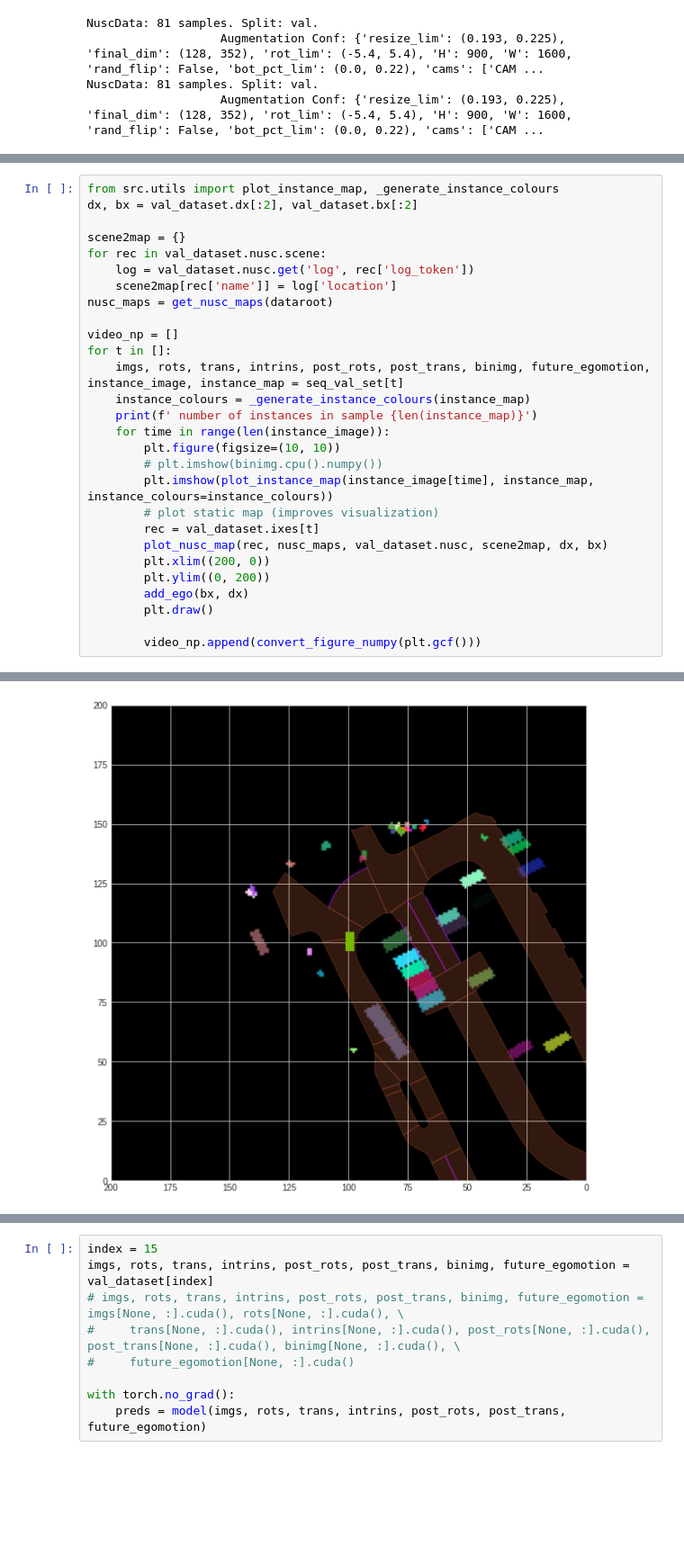
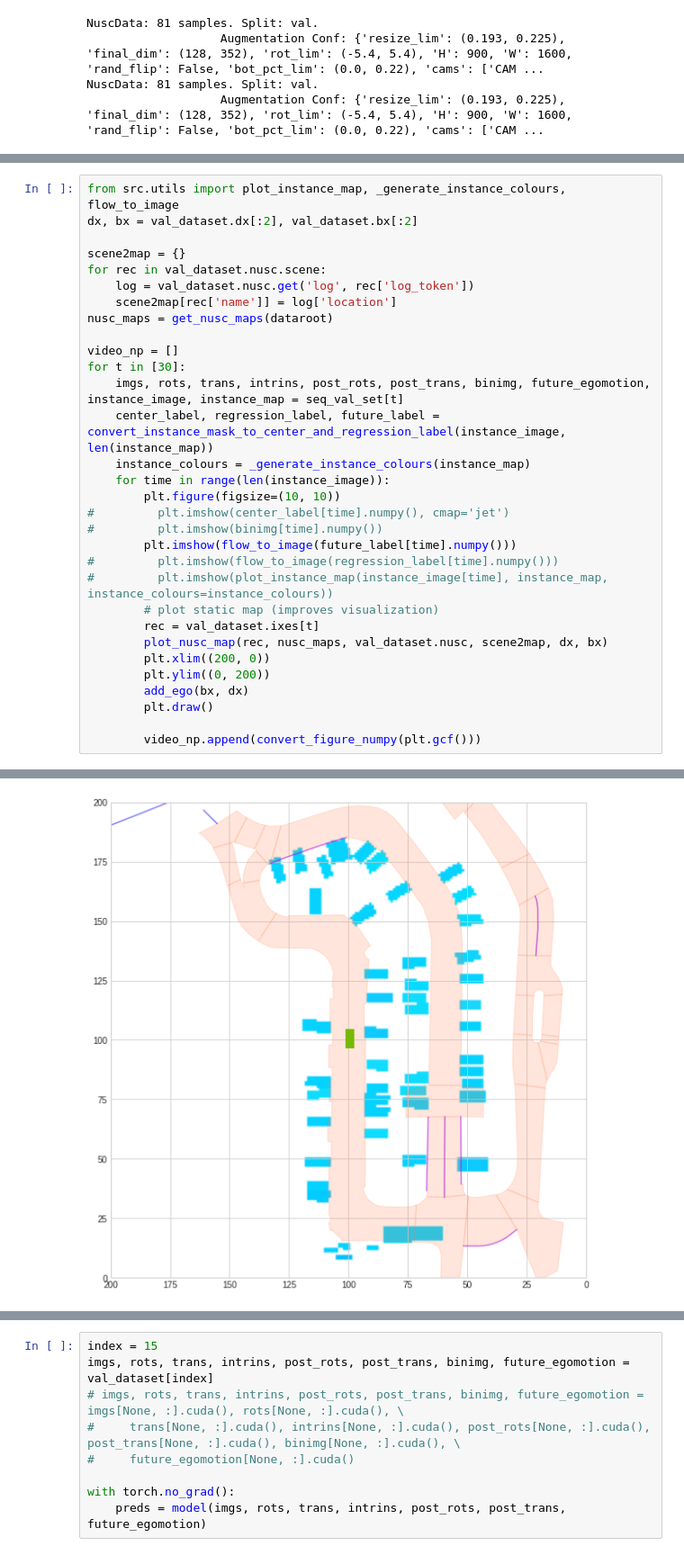
Before and after one commit to anthonyhu/lift-splat-shoot, a Jupyter notebook: BEV future prediction.ipynb, the cells around one changed output, grey strips where cells are left out. Shown at 90% size. Cells and saved outputs as stored; diff of their text form; blank space fills up the shorter version.

```diff
--- a/BEV future prediction.ipynb
+++ b/BEV future prediction.ipynb
@@ -96,5 +145,5 @@ LiftSplatShoot(
 # %%
-from src.utils import plot_instance_map, _generate_instance_colours
+from src.utils import plot_instance_map, _generate_instance_colours, flow_to_image
 dx, bx = val_dataset.dx[:2], val_dataset.bx[:2]
 
 scene2map = {}
@@ -104,14 +153,17 @@ for rec in val_dataset.nusc.scene:
 nusc_maps = get_nusc_maps(dataroot)
 
 video_np = []
-for t in []:
+for t in [30]:
     imgs, rots, trans, intrins, post_rots, post_trans, binimg, future_egomotion, instance_image, instance_map = seq_val_set[t]
+    center_label, regression_label, future_label = convert_instance_mask_to_center_and_regression_label(instance_image, len(instance_map))
     instance_colours = _generate_instance_colours(instance_map)
-    print(f' number of instances in sample {len(instance_map)}')
     for time in range(len(instance_image)):
         plt.figure(figsize=(10, 10))
-        # plt.imshow(binimg.cpu().numpy())
-        plt.imshow(plot_instance_map(instance_image[time], instance_map, instance_colours=instance_colours))
+#         plt.imshow(center_label[time].numpy(), cmap='jet')
+#         plt.imshow(binimg[time].numpy())
+        plt.imshow(flow_to_image(future_label[time].numpy()))
+#         plt.imshow(flow_to_image(regression_label[time].numpy()))
+#         plt.imshow(plot_instance_map(instance_image[time], instance_map, instance_colours=instance_colours))
         # plot static map (improves visualization)
         rec = val_dataset.ixes[t]
         plot_nusc_map(rec, nusc_maps, val_dataset.nusc, scene2map, dx, bx)
@@ -128 +194 @@ for t in []:
-[figure, old version]
+[figure, new version]
```
Also changed, not shown: parts of 4 cells of this notebook.
